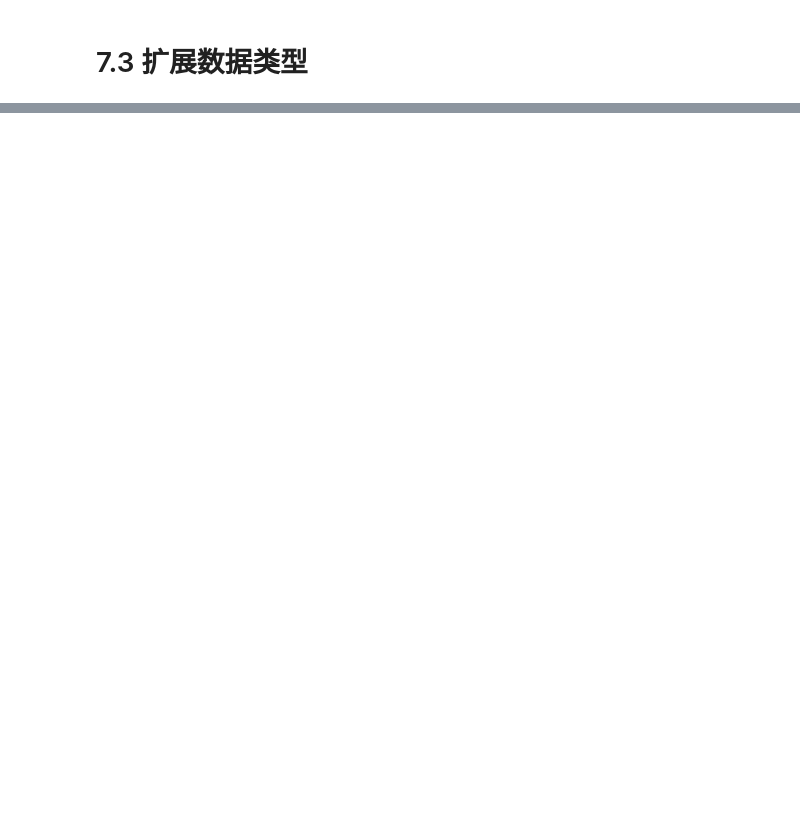
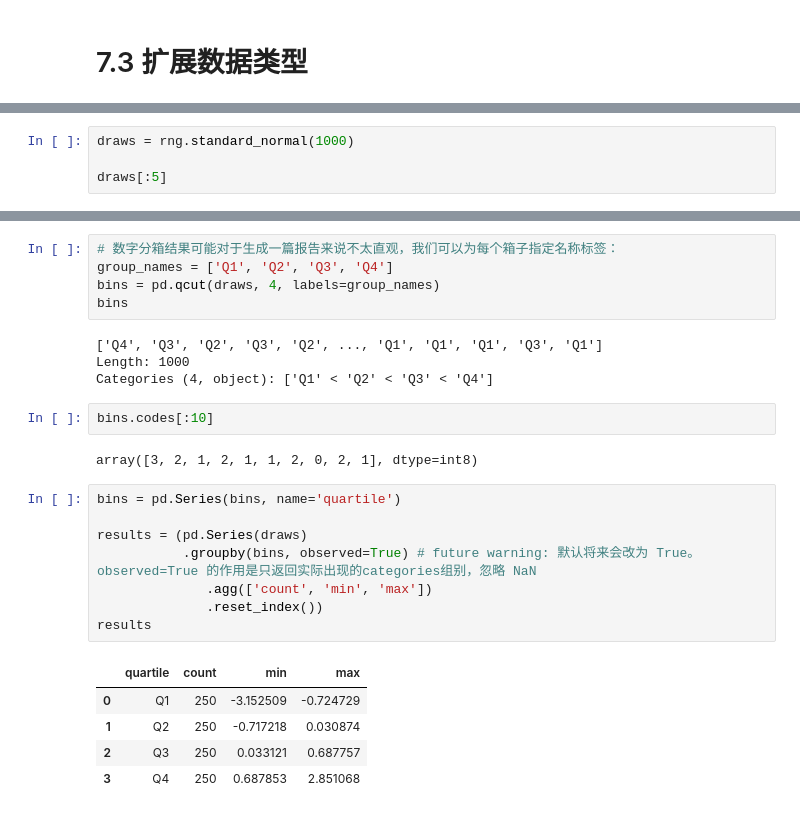
Before and after one commit to d0m999/python-basics-for-quant-trading, a Jupyter notebook: pydata-study/7-data-cleaning.ipynb, the cells around one changed output, grey strips where cells are left out. Drawn from its saved outputs; the diff is of its cells as text; blank space fills up the shorter version.

```diff
--- a/pydata-study/7-data-cleaning.ipynb
+++ b/pydata-study/7-data-cleaning.ipynb
@@ -1008,0 +1719,4 @@ pd.get_dummies(pd.cut(values, bins), dtype=int)
+# %%
+draws = rng.standard_normal(1000)
+
+draws[:5]
@@ -1008,0 +1735,27 @@ pd.get_dummies(pd.cut(values, bins), dtype=int)
+# %%
+# 数字分箱结果可能对于生成一篇报告来说不太直观，我们可以为每个箱子指定名称标签：
+group_names = ['Q1', 'Q2', 'Q3', 'Q4']
+bins = pd.qcut(draws, 4, labels=group_names)
+bins
+# %% [output]
+['Q4', 'Q3', 'Q2', 'Q3', 'Q2', ..., 'Q1', 'Q1', 'Q1', 'Q3', 'Q1']
+Length: 1000
+Categories (4, object): ['Q1' < 'Q2' < 'Q3' < 'Q4']
+# %%
+bins.codes[:10]
+# %% [output]
+array([3, 2, 1, 2, 1, 1, 2, 0, 2, 1], dtype=int8)
+# %%
+bins = pd.Series(bins, name='quartile')
+
+results = (pd.Series(draws)
+           .groupby(bins, observed=True) # future warning: 默认将来会改为 True。observed=True 的作用是只返回实际出现的categories组别，忽略 NaN
+              .agg(['count', 'min', 'max'])
+              .reset_index())
+results
+# %% [output]
+|  | quartile | count | min | max |
+| 0 | Q1 | 250 | -3.152509 | -0.724729 |
+| 1 | Q2 | 250 | -0.717218 | 0.030874 |
+| 2 | Q3 | 250 | 0.033121 | 0.687757 |
+| 3 | Q4 | 250 | 0.687853 | 2.851068 |
```
Also changed, not shown: parts of 142 cells of this notebook, 2 other files.
